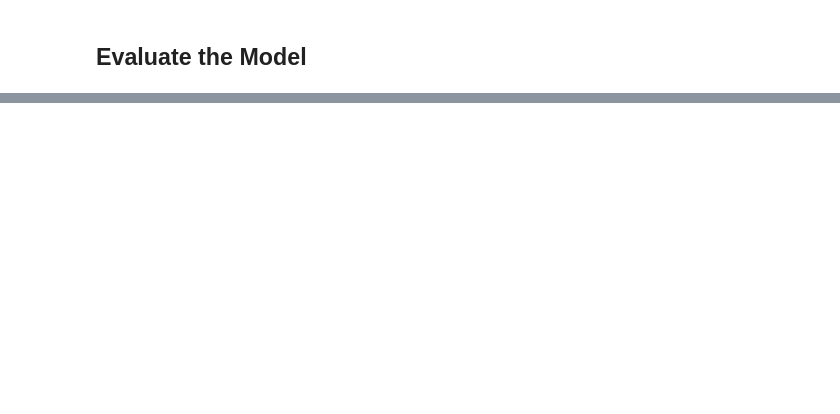
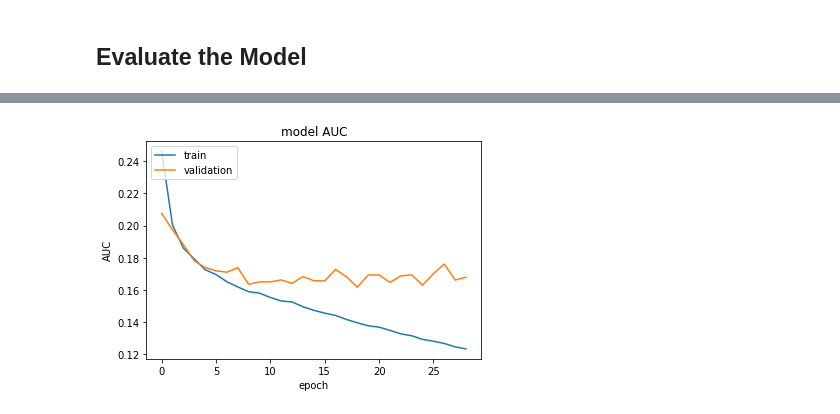
Before and after one commit to drenize/Multilingual_NLP_Classifier_Toxic_Comments, a Jupyter notebook: 5_LSTM_Model_with_GloVe_Toxic_Comments.ipynb, the cells around one changed output, grey strips where cells are left out. Drawn from its saved outputs; the diff is of its cells as text; code cells hidden in the pictures; blank space fills up the shorter version.

```diff
--- a/5_LSTM_Model_with_GloVe_Toxic_Comments.ipynb
+++ b/5_LSTM_Model_with_GloVe_Toxic_Comments.ipynb
@@ -343,7 +343,7 @@ Its time to Compile the model into a static graph for training.
 model = Model(sequence_input, preds)
 model.compile(loss = 'binary_crossentropy',
              optimizer='adam',
-             metrics = ['accuracy'])
+             metrics = ['accuracy', 'AUC'])
 # %% [markdown]
 **Implementin EarlyStop and ModelCheckpoint for best model output**
 # %%
@@ -377,6 +377,6 @@ y_val.shape
 (44709, 1)
 # %%
 print('Training progress:')
-history = model.fit(x_train, y_train, epochs = 50, batch_size=32, validation_data=(x_val, y_val), verbose=1, callbacks=[es, mc])
+history = model.fit(x_train, y_train, epochs = 30, batch_size=32, validation_data=(x_val, y_val), verbose=1, callbacks=[es, mc])
 # %% [output]
 Training progress:
@@ -412,0 +429,10 @@ plt.show();
+# %%
+plt.plot(history.history['loss'])
+plt.plot(history.history['val_loss'])
+plt.title('model AUC')
+plt.ylabel('AUC')
+plt.xlabel('epoch')
+plt.legend(['train', 'validation'], loc='upper left')
+plt.show()
+# %% [output]
+[figure, added]
```
Also changed, not shown: parts of 8 cells of this notebook.
